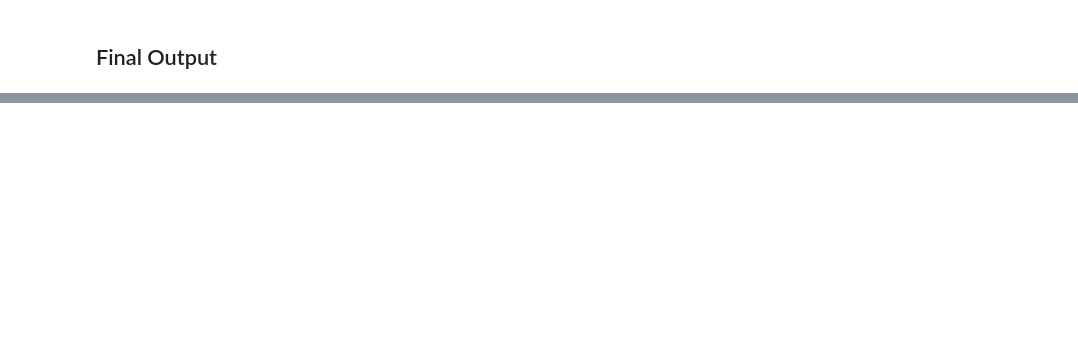
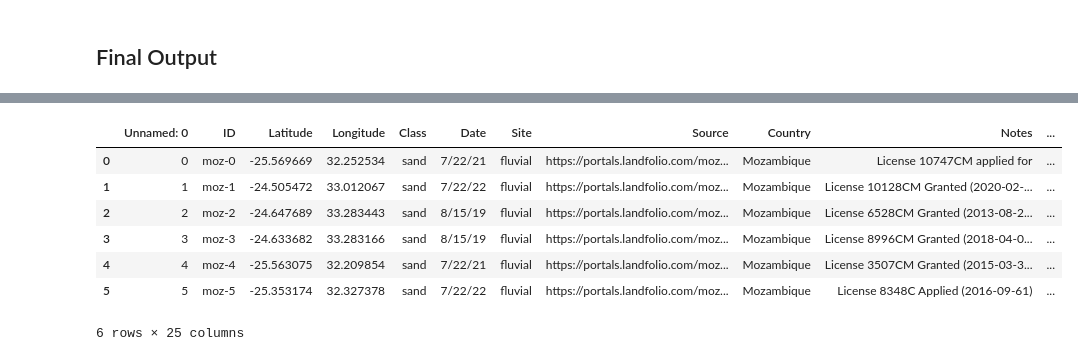
Before and after one commit to BerkeleySandProject/py-sand-mapping, a Jupyter notebook: groundtruths/mozambique/mozambique_gt.ipynb, the cells around one changed output, grey strips where cells are left out. Saved outputs shown, nothing was run; the diff lists cells and outputs as text; code cells hidden in the pictures; blank space fills up the shorter version.

```diff
--- a/groundtruths/mozambique/mozambique_gt.ipynb
+++ b/groundtruths/mozambique/mozambique_gt.ipynb
@@ -145,3 +148,15 @@ output
 output.to_csv('../../data/labels/mozambique-gt.csv')
 #save fm_df to a pickle file
 output.to_pickle('../../data/labels/mozambique-gt.pkl')
+# %%
+df = pd.read_csv('../../data/labels/mozambique-gt.csv')
+df
+# %% [output]
+|  | Unnamed: 0 | ID | Latitude | Longitude | Class | Date | Site | Source | Country | Notes | ... |
+| 0 | 0 | moz-0 | -25.569669 | 32.252534 | sand | 7/22/21 | fluvial | https://portals.landfolio.com/moz... | Mozambique | License 10747CM applied for | ... |
+| 1 | 1 | moz-1 | -24.505472 | 33.012067 | sand | 7/22/22 | fluvial | https://portals.landfolio.com/moz... | Mozambique | License 10128CM Granted (2020-02-... | ... |
+| 2 | 2 | moz-2 | -24.647689 | 33.283443 | sand | 8/15/19 | fluvial | https://portals.landfolio.com/moz... | Mozambique | License 6528CM Granted (2013-08-2... | ... |
+| 3 | 3 | moz-3 | -24.633682 | 33.283166 | sand | 8/15/19 | fluvial | https://portals.landfolio.com/moz... | Mozambique | License 8996CM Granted (2018-04-0... | ... |
+| 4 | 4 | moz-4 | -25.563075 | 32.209854 | sand | 7/22/21 | fluvial | https://portals.landfolio.com/moz... | Mozambique | License 3507CM Granted (2015-03-3... | ... |
+| 5 | 5 | moz-5 | -25.353174 | 32.327378 | sand | 7/22/22 | fluvial | https://portals.landfolio.com/moz... | Mozambique | License 8348C Applied (2016-09-61) | ... |
+6 rows × 25 columns
```
Also changed, not shown: parts of 6 cells of this notebook, 3 other files.
